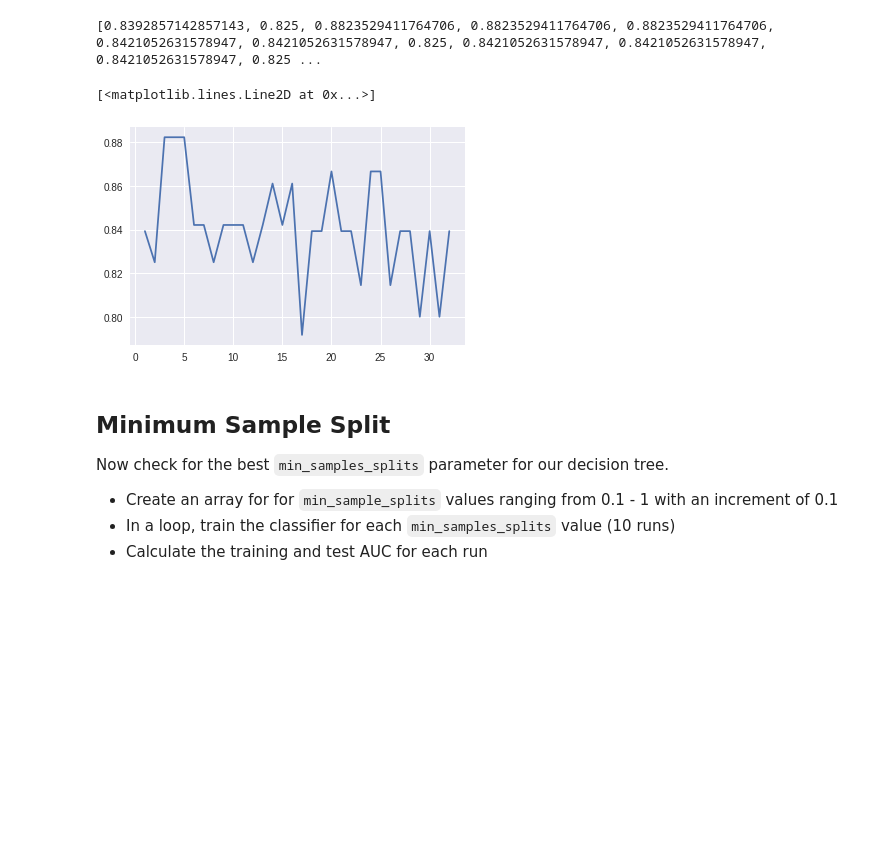
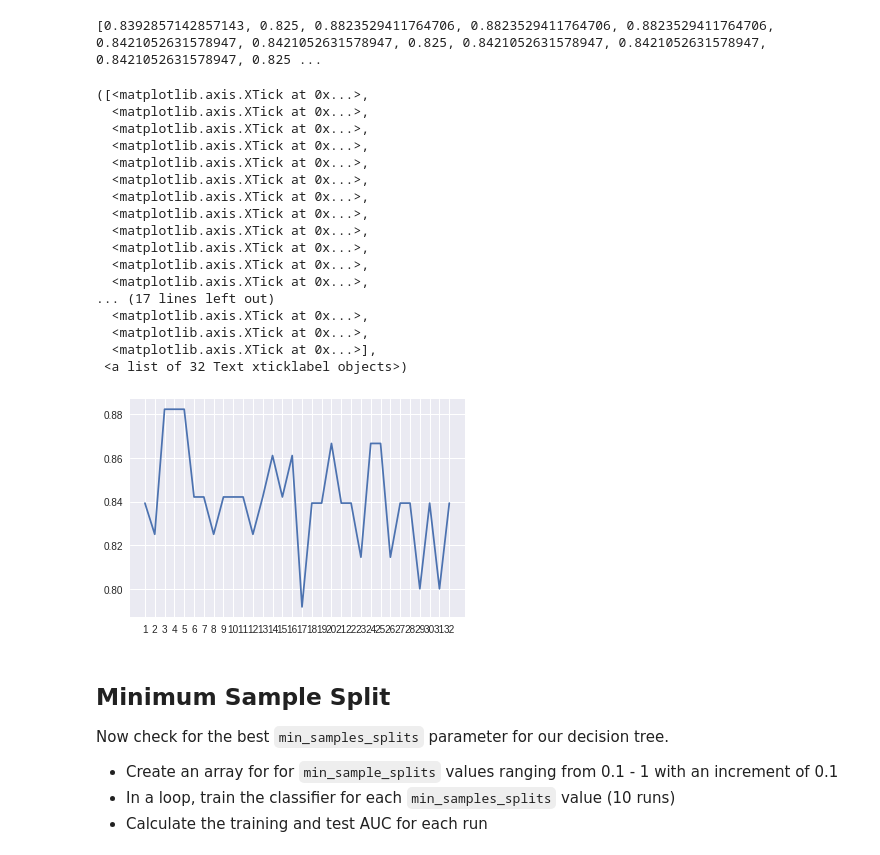
Before and after one commit to mzhou356/dsc-tuning-decision-trees-lab-dc-ds-060319, a Jupyter notebook: index.ipynb, the cells around one changed output. Drawn from its saved outputs; the diff is of its cells as text; code cells hidden in the pictures; blank space fills up the shorter version.

```diff
--- a/index.ipynb
+++ b/index.ipynb
@@ -103,10 +103,26 @@ print(aucs)
 # %%
 # You observations here
 plt.plot(depths,aucs)
-plt.xticks
+plt.xticks(depths)
 # %% [output]
-[<matplotlib.lines.Line2D at 0x...>]
+([<matplotlib.axis.XTick at 0x...>,
+  <matplotlib.axis.XTick at 0x...>,
+  <matplotlib.axis.XTick at 0x...>,
+  <matplotlib.axis.XTick at 0x...>,
+  <matplotlib.axis.XTick at 0x...>,
+  <matplotlib.axis.XTick at 0x...>,
+  <matplotlib.axis.XTick at 0x...>,
+  <matplotlib.axis.XTick at 0x...>,
+  <matplotlib.axis.XTick at 0x...>,
+  <matplotlib.axis.XTick at 0x...>,
+  <matplotlib.axis.XTick at 0x...>,
+  <matplotlib.axis.XTick at 0x...>,
+... (17 lines left out)
+  <matplotlib.axis.XTick at 0x...>,
+  <matplotlib.axis.XTick at 0x...>,
+  <matplotlib.axis.XTick at 0x...>],
+ <a list of 32 Text xticklabel objects>)
-[figure, old version]
+[figure, new version]
 # %% [markdown]
 ## Minimum Sample Split
 
```
